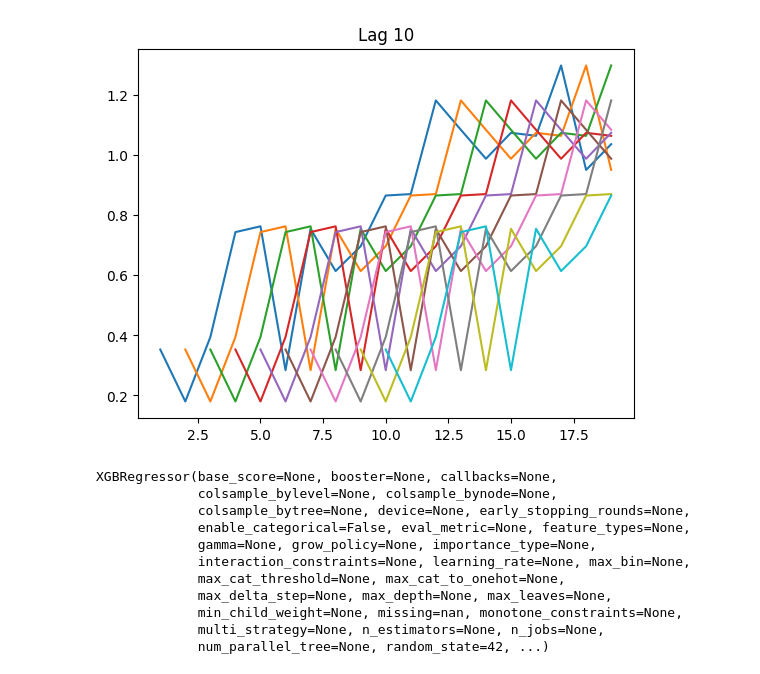
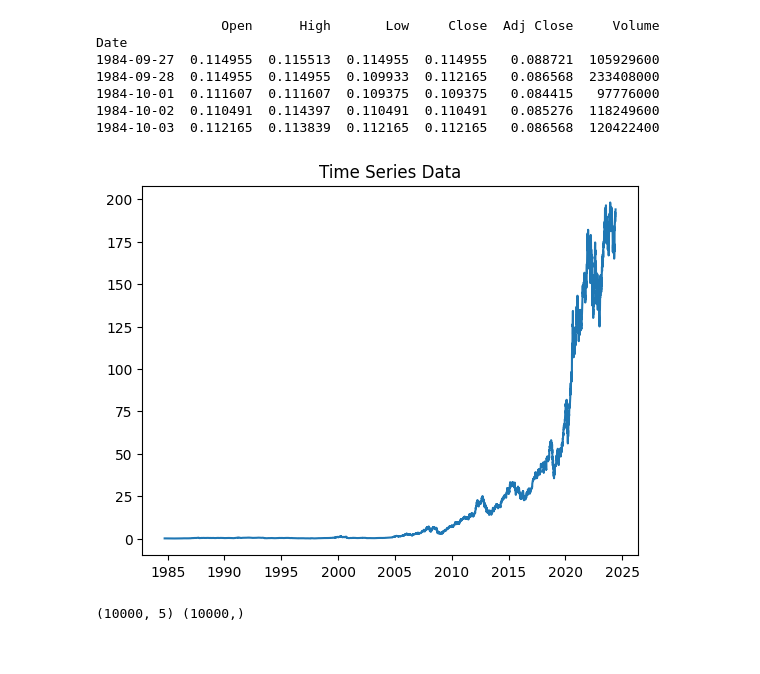
Before and after one commit to elymsyr/Stock-Price, a Jupyter notebook: Scipts/XGBoost_Test.ipynb, the cells around one changed output. Drawn from its saved outputs; the diff is of its cells as text; code cells hidden in the pictures.

```diff
--- a/Scipts/XGBoost_Test.ipynb
+++ b/Scipts/XGBoost_Test.ipynb
@@ -40,12 +9,17 @@ plt.show()
-# %%
-# Feature engineering: creating lag features
-for lag in range(1, 11):
-    df[f'lag_{lag}'] = df['value'].shift(lag)
-    plt.plot(df[f'lag_{lag}'][:20])
-    plt.title(f'Lag {lag}')
-# Drop rows with NaN values created by lagging
-df = df.dropna()
-plt.show()
-# %% [output]
-[figure, removed]
+# %%
+scaled_data, scaler, target_column_index, df = get_df(data_size=10000)
+# %%
+print(df.head())
+plt.plot(df['Close'])
+plt.title('Time Series Data')
+plt.show()
+# %% [output]
+                Open      High       Low     Close  Adj Close     Volume
+Date
+1984-09-27  0.114955  0.115513  0.114955  0.114955   0.088721  105929600
+1984-09-28  0.114955  0.114955  0.109933  0.112165   0.086568  233408000
+1984-10-01  0.111607  0.111607  0.109375  0.109375   0.084415   97776000
+1984-10-02  0.110491  0.114397  0.110491  0.110491   0.085276  118249600
+1984-10-03  0.112165  0.113839  0.112165  0.112165   0.086568  120422400
+[figure, added]
 # %%
@@ -58,16 +29,7 @@ X_train, X_test, y_train, y_test = train_test_split(X, y, test_size=0.2, random_
+# %%
+print(X.shape, Y.shape)
+# %% [output]
+(10000, 5) (10000,)
 # %%
 # Train an XGBoost model
 model = xgb.XGBRegressor(objective='reg:squarederror', random_state=42)
-model.fit(X_train, y_train)
-# %% [output]
-XGBRegressor(base_score=None, booster=None, callbacks=None,
-             colsample_bylevel=None, colsample_bynode=None,
-             colsample_bytree=None, device=None, early_stopping_rounds=None,
-             enable_categorical=False, eval_metric=None, feature_types=None,
-             gamma=None, grow_policy=None, importance_type=None,
-             interaction_constraints=None, learning_rate=None, max_bin=None,
-             max_cat_threshold=None, max_cat_to_onehot=None,
-             max_delta_step=None, max_depth=None, max_leaves=None,
-             min_child_weight=None, missing=nan, monotone_constraints=None,
-             multi_strategy=None, n_estimators=None, n_jobs=None,
-             num_parallel_tree=None, random_state=42, ...)
```
Also changed, not shown: parts of 8 cells of this notebook, 1 other file.
